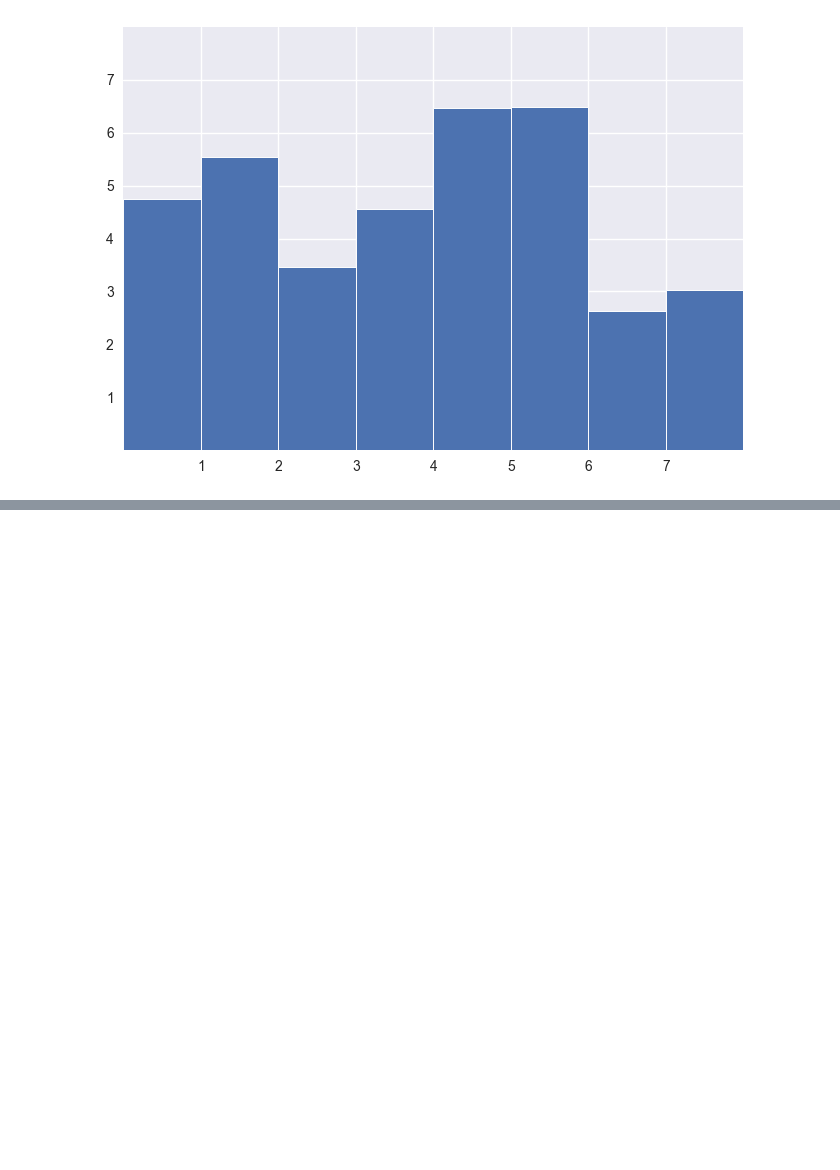
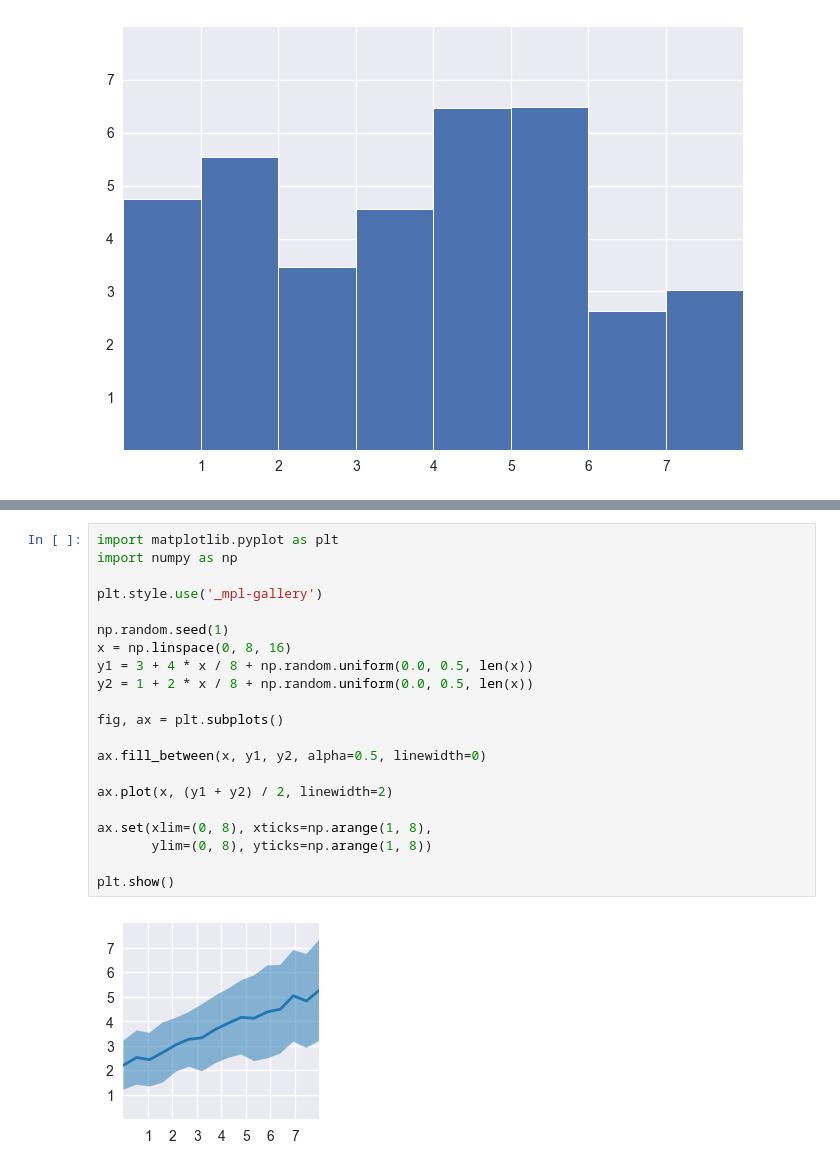
Before and after one commit to SideeID/data-visualization, a Jupyter notebook: minggu4.ipynb, the cells around one changed output, grey strips where cells are left out. Cells and saved outputs as stored; diff of their text form; blank space fills up the shorter version.

```diff
--- a/minggu4.ipynb
+++ b/minggu4.ipynb
@@ -96,0 +122,23 @@ plt.show()
+# %%
+import matplotlib.pyplot as plt
+import numpy as np
+
+plt.style.use('_mpl-gallery')
+
+np.random.seed(1)
+x = np.linspace(0, 8, 16)
+y1 = 3 + 4 * x / 8 + np.random.uniform(0.0, 0.5, len(x))
+y2 = 1 + 2 * x / 8 + np.random.uniform(0.0, 0.5, len(x))
+
+fig, ax = plt.subplots()
+
+ax.fill_between(x, y1, y2, alpha=0.5, linewidth=0)
+
+ax.plot(x, (y1 + y2) / 2, linewidth=2)
+
+ax.set(xlim=(0, 8), xticks=np.arange(1, 8),
+       ylim=(0, 8), yticks=np.arange(1, 8))
+
+plt.show()
+# %% [output]
+[figure, added]
```
Also changed, not shown: parts of 1 cell of this notebook.
